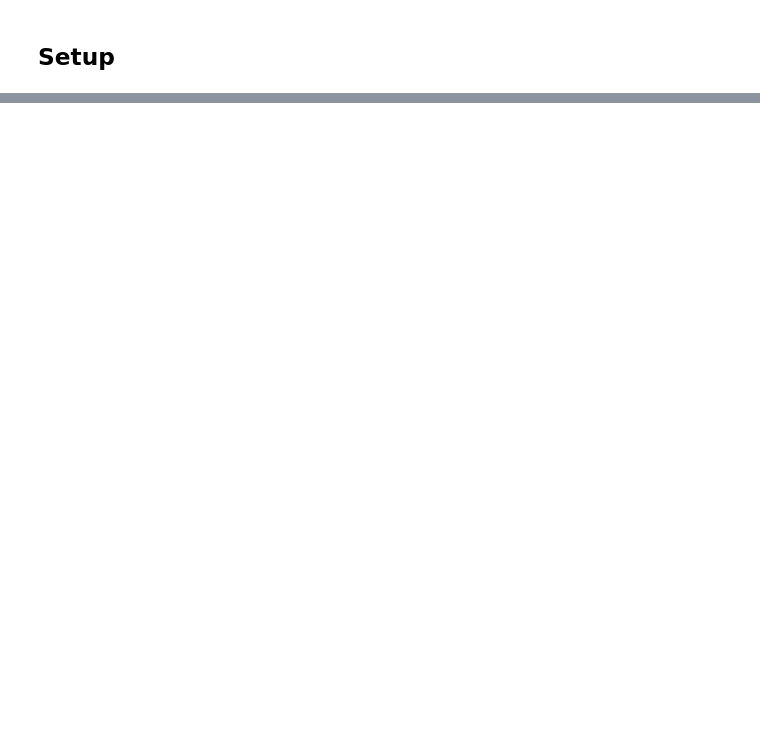
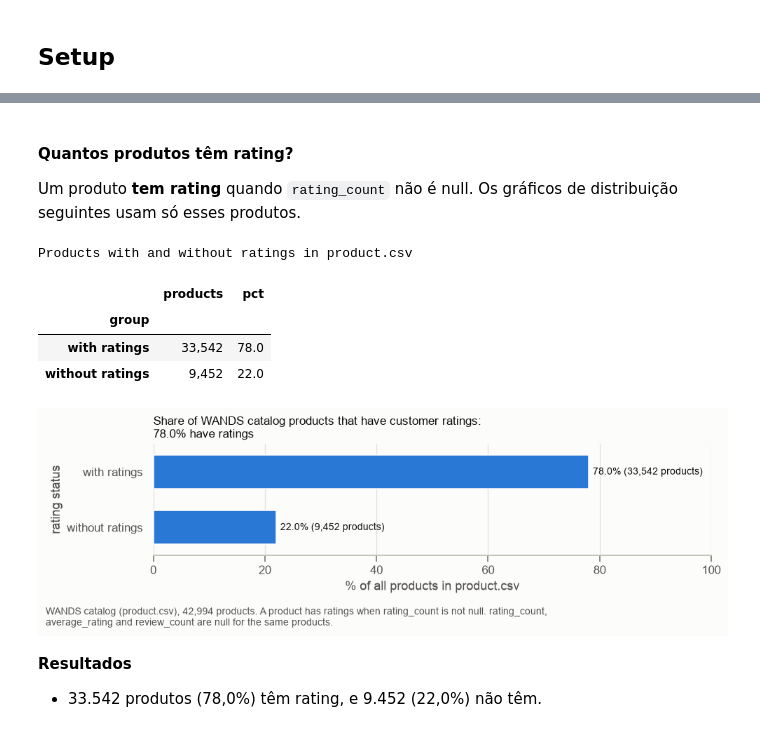
Before and after one commit to lubepe/ml_challenge, a Jupyter notebook: notebooks/01_eda.ipynb, the cells around one changed output, grey strips where cells are left out. Cells and saved outputs as stored; diff of their text form; code cells hidden in the pictures; blank space fills up the shorter version.

```diff
--- a/notebooks/01_eda.ipynb
+++ b/notebooks/01_eda.ipynb
@@ -2017,0 +153,15 @@ queries with a token missing from the catalog: 36
+# %%
+tables = data.load_all()
+products, queries, raw_labels = tables["product"], tables["query"], tables["label"]
+
+load_check = pd.DataFrame([
+    {
+        "file": data.FILENAMES[name],
+        "rows_read": len(df),
+        "file_data_lines": profiling.count_data_lines(data.DEFAULT_DATA_DIR / data.FILENAMES[name]),
+        "columns": df.shape[1],
+    }
+    for name, df in tables.items()
+]).set_index("file")
+plots.table(load_check, "Rows read by pandas vs data lines in each WANDS file",
+            note="file_data_lines: lines in the file minus the header.")
@@ -2017,0 +541,36 @@ queries with a token missing from the catalog: 36
+# %% [markdown]
+#### Quantos produtos têm rating?
+
+Um produto **tem rating** quando `rating_count` não é null. Os gráficos de distribuição seguintes usam só esses produtos.
+# %%
+has_ratings = products["rating_count"].notna()
+rating_presence = pd.DataFrame({
+    "group": ["with ratings", "without ratings"],
+    "products": [has_ratings.sum(), (~has_ratings).sum()],
+})
+rating_presence["pct"] = rating_presence["products"] / len(products) * 100
+display(plots.table(rating_presence.set_index("group"), "Products with and without ratings in product.csv"))
+
+fig, ax = plt.subplots(figsize=(9, 2.6))
+sns.barplot(data=rating_presence, y="group", x="pct", color=plots.SERIES_1, saturation=1, width=0.6, ax=ax)
+ax.bar_label(ax.containers[0], padding=4, color=plots.PRIMARY_INK, fontsize=9,
+             labels=[f"{row.pct:.1f}% ({row.products:,} products)" for row in rating_presence.itertuples()])
+ax.grid(axis="y", visible=False)
+ax.set_xlim(0, 100)
+ax.set_title(f"Share of WANDS catalog products that have customer ratings:\n{rating_presence['pct'].iloc[0]:.1f}% have ratings")
+ax.set_xlabel("% of all products in product.csv")
+ax.set_ylabel("rating status")
+fig.tight_layout()
+plots.add_caption(fig, f"WANDS catalog (product.csv), {len(products):,} products. A product has ratings when rating_count "
+                       "is not null. rating_count, average_rating and review_count are null for the same products.", width=115)
+plt.show()
+# %% [output]
+Products with and without ratings in product.csv
+|  | products | pct |
+| group |  |  |
+| with ratings | 33,542 | 78.0 |
+| without ratings | 9,452 | 22.0 |
+[figure, added]
+# %% [markdown]
+**Resultados**
+- 33.542 produtos (78,0%) têm rating, e 9.452 (22,0%) não têm.
```
Also changed, not shown: parts of 198 cells of this notebook, 12 other files.
